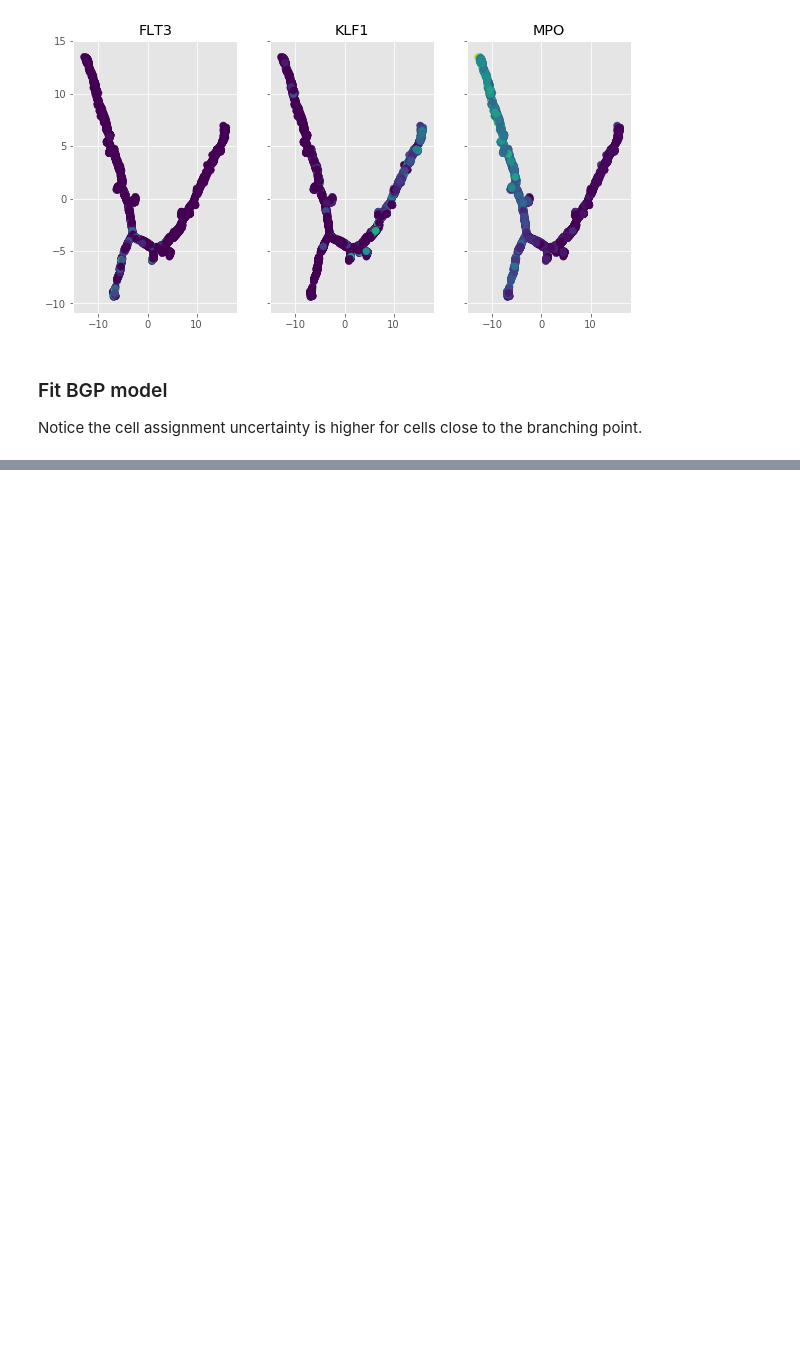
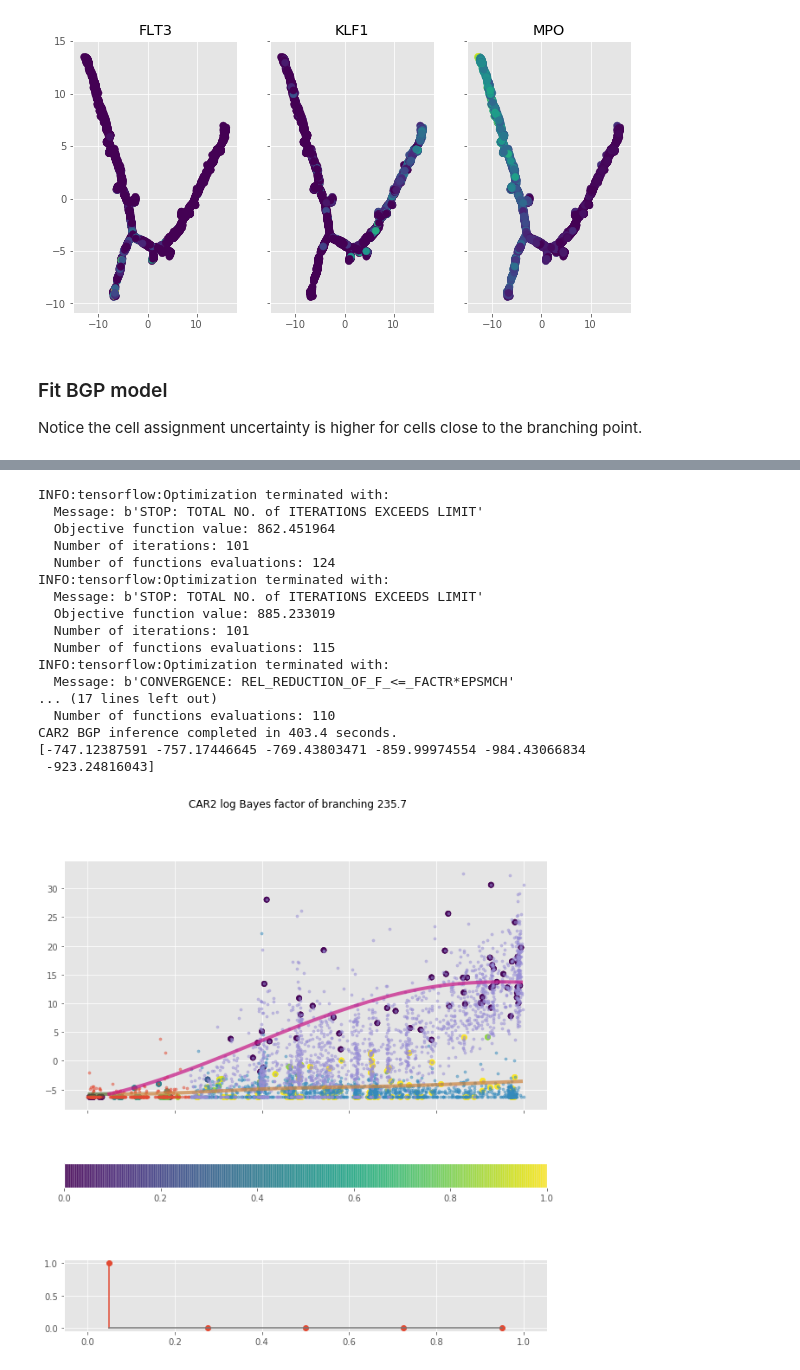
Before and after one commit to ManchesterBioinference/BranchedGP, a Jupyter notebook: notebooks/Hematopoiesis.ipynb, the cells around one changed output, grey strips where cells are left out. Drawn from its saved outputs; the diff is of its cells as text; code cells hidden in the pictures; blank space fills up the shorter version.

```diff
--- a/notebooks/Hematopoiesis.ipynb
+++ b/notebooks/Hematopoiesis.ipynb
@@ -73,13 +80,14 @@ def FitGene(g, ns=20): # for quick results subsample data
     globalBranching = monocle['State'].values[::ns].astype(int)
     d = BranchedGP.FitBranchingModel.FitModel(Bsearch, GPt, GPy, globalBranching)
     print(g, 'BGP inference completed in %.1f seconds.' %  (time.time()-t))
+    print(d['loglik'])
     # plot BGP
     fig,ax=BranchedGP.VBHelperFunctions.PlotBGPFit(GPy, GPt, Bsearch, d, figsize=(10,10))
     # overplot data
     f, a=PlotGene(monocle['State'].values, monocle['StretchedPseudotime'].values, Y[g].values-Y[g].iloc[::ns].values.mean(),
                   ax=ax[0], s=10, alpha=0.5)
     # Calculate Bayes factor of branching vs non-branching
-    bf = BranchedGP.VBHelperFunctions.CalculateBranchingEvidence(d)['logBayesFactor']
+    bf = BranchedGP.VBHelperFunctions.CalculateBranchingEvidence(d, Bsearch)['logBayesFactor']
 
     fig.suptitle('%s log Bayes factor of branching %.1f' % (g, bf))
     return d, fig, ax
@@ -126 +134,22 @@ CTSG BGP inference completed in 244.3 seconds.
 [figure]
+# %%
+d_c, fig_c, ax_c = FitGene('CAR2')
+# %% [output]
+INFO:tensorflow:Optimization terminated with:
+  Message: b'STOP: TOTAL NO. of ITERATIONS EXCEEDS LIMIT'
+  Objective function value: 862.451964
+  Number of iterations: 101
+  Number of functions evaluations: 124
+INFO:tensorflow:Optimization terminated with:
+  Message: b'STOP: TOTAL NO. of ITERATIONS EXCEEDS LIMIT'
+  Objective function value: 885.233019
+  Number of iterations: 101
+  Number of functions evaluations: 115
+INFO:tensorflow:Optimization terminated with:
+  Message: b'CONVERGENCE: REL_REDUCTION_OF_F_<=_FACTR*EPSMCH'
+... (17 lines left out)
+  Number of functions evaluations: 110
+CAR2 BGP inference completed in 403.4 seconds.
+[-747.12387591 -757.17446645 -769.43803471 -859.99974554 -984.43066834
+ -923.24816043]
+[figure, added]
```
Also changed, not shown: parts of 4 cells of this notebook, 3 other files.
